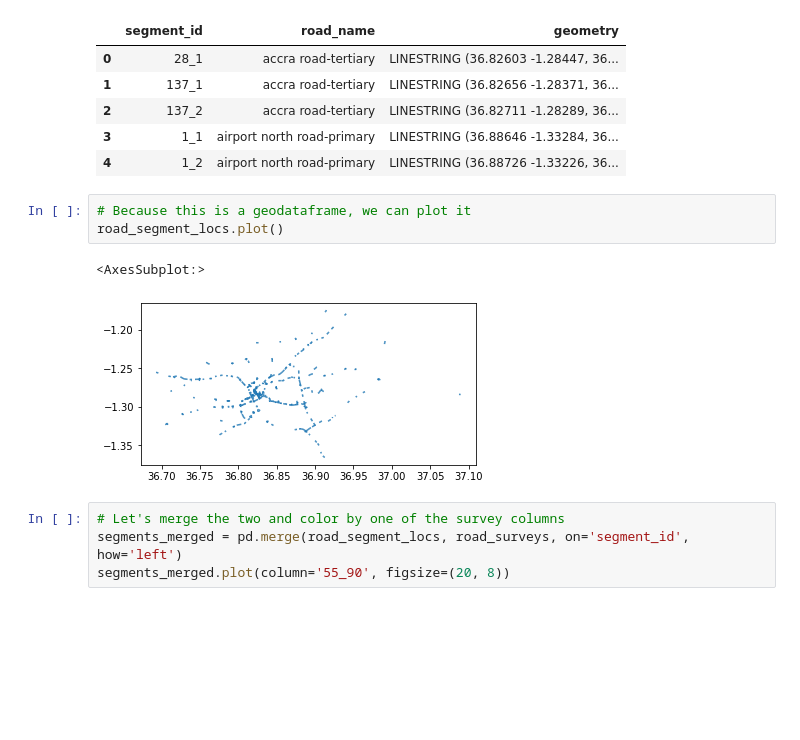
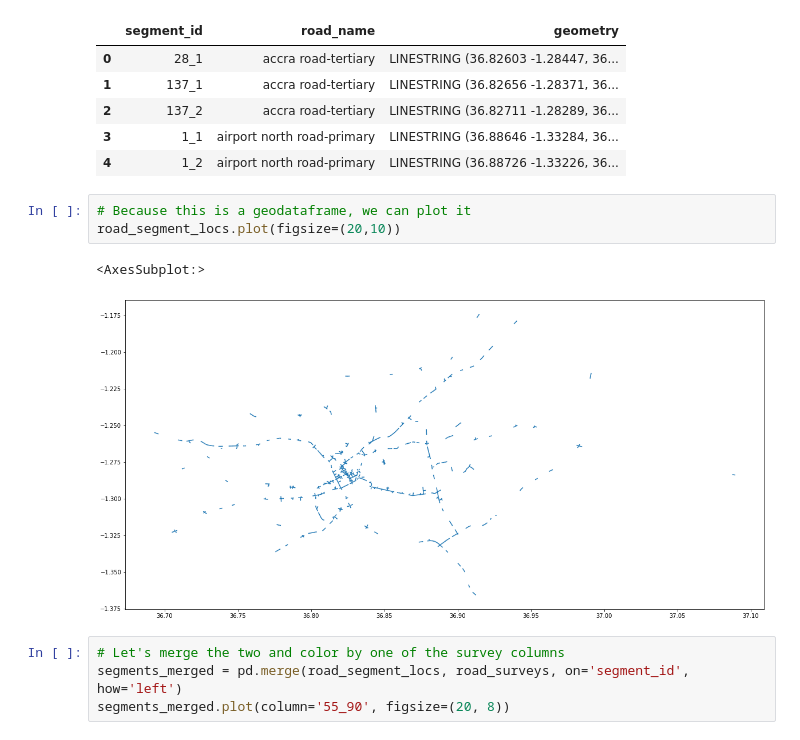
Before and after one commit to 4danns/unapc, a Jupyter notebook: Starter_Notebook.ipynb, the cells around one changed output. Cells and saved outputs as stored; diff of their text form; blank space fills up the shorter version.

```diff
--- a/Starter_Notebook.ipynb
+++ b/Starter_Notebook.ipynb
@@ -146,10 +176,10 @@ road_segment_locs.head()
 | 4 | 1_2 | airport north road-primary | LINESTRING (36.88726 -1.33226, 36... |
 # %%
 # Because this is a geodataframe, we can plot it
-road_segment_locs.plot()
+road_segment_locs.plot(figsize=(20,10))
 # %% [output]
 <AxesSubplot:>
-[figure, old version]
+[figure, new version]
 # %%
 # Let's merge the two and color by one of the survey columns
 segments_merged = pd.merge(road_segment_locs, road_surveys, on='segment_id', how='left')
```
Also changed, not shown: parts of 6 cells of this notebook, 1 other file.
